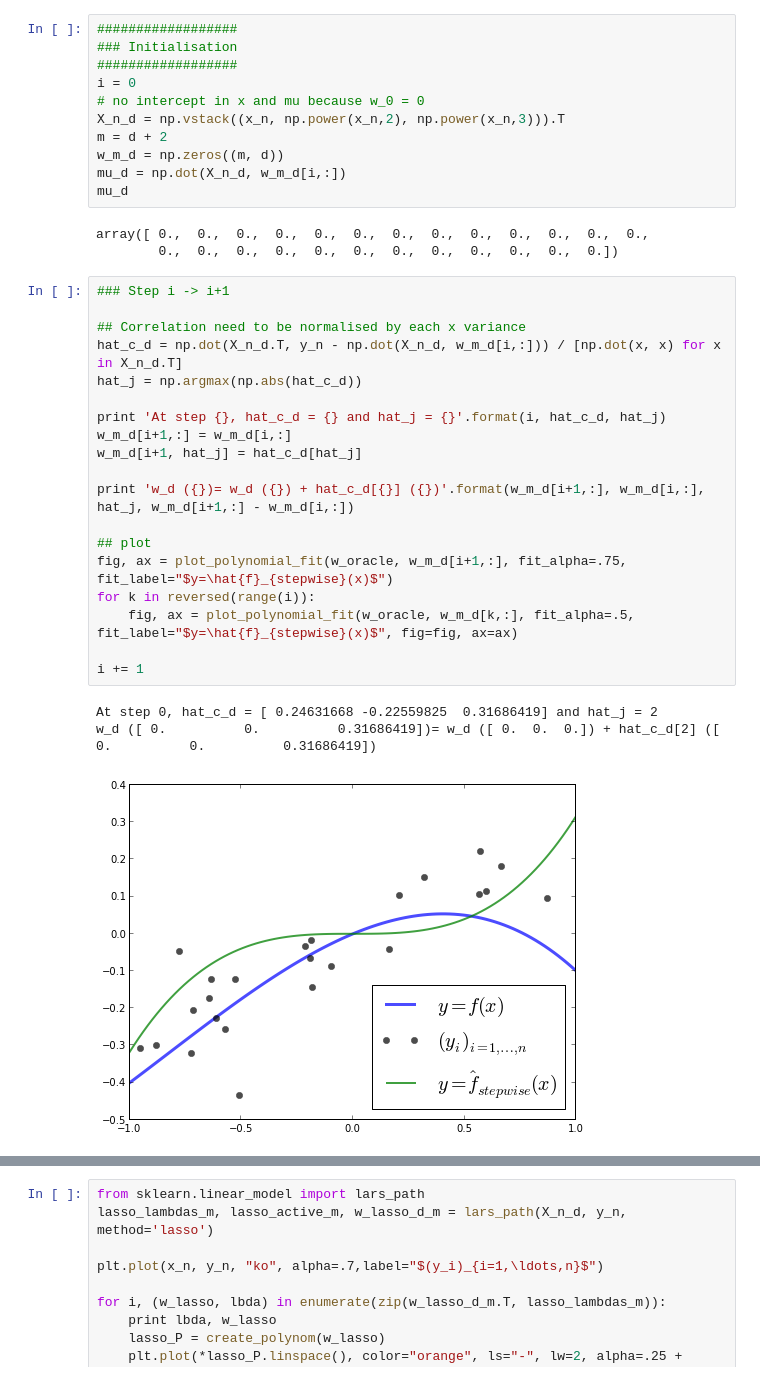
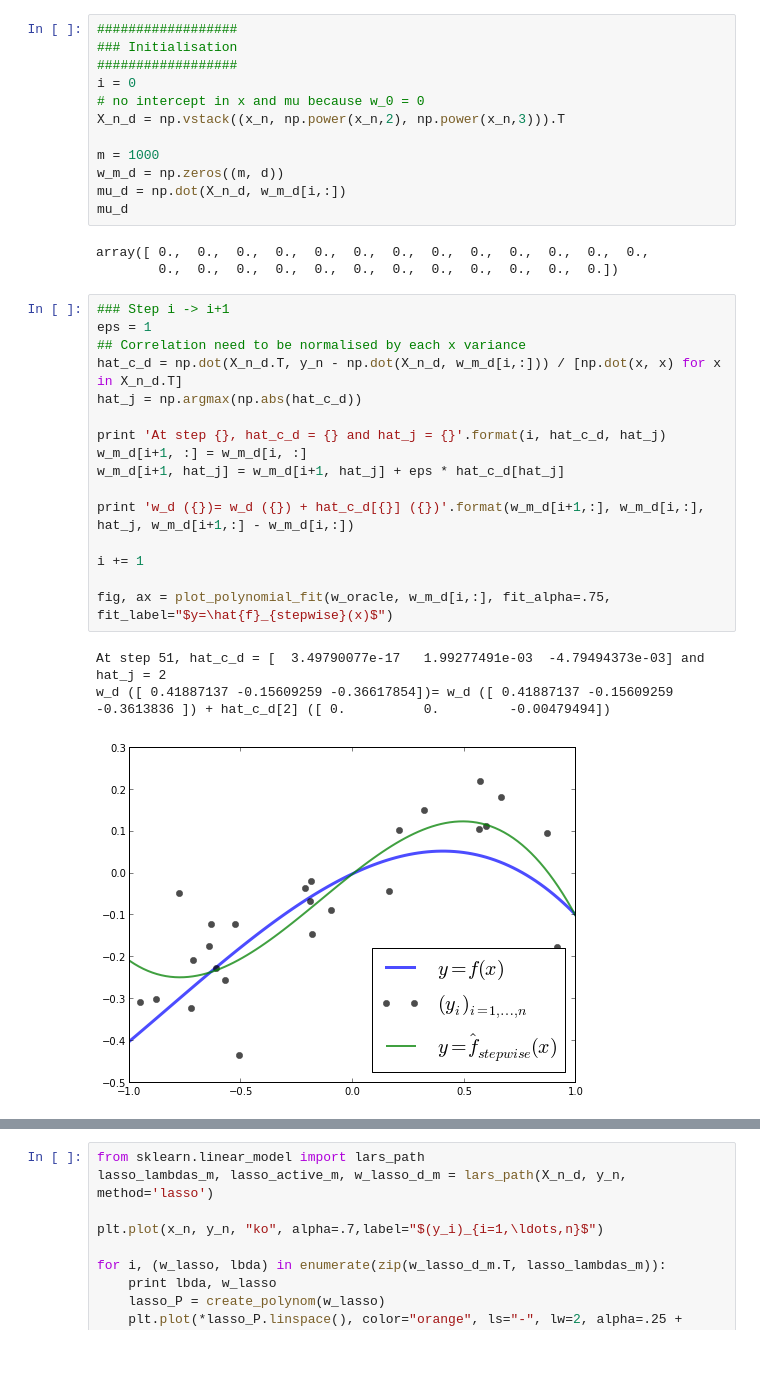
Before and after one commit to pilipolio/20130624_RegressionAndBiasVarianceTalk, a Jupyter notebook: LinearRegression.ipynb, the cells around one changed output, grey strips where cells are left out. Saved outputs shown, nothing was run; the diff lists cells and outputs as text; blank space fills up the shorter version.

Commit message:
Corrected bug in the stepwise algorithm. Introduce infinitesimal stagewise.

```diff
--- a/LinearRegression.ipynb
+++ b/LinearRegression.ipynb
@@ -106,7 +111,8 @@ where
 i = 0
 # no intercept in x and mu because w_0 = 0
 X_n_d = np.vstack((x_n, np.power(x_n,2), np.power(x_n,3))).T
-m = d + 2
+
+m = 1000
 w_m_d = np.zeros((m, d))
 mu_d = np.dot(X_n_d, w_m_d[i,:])
 mu_d
@@ -115,27 +121,24 @@ array([ 0.,  0.,  0.,  0.,  0.,  0.,  0.,  0.,  0.,  0.,  0.,  0.,  0.,
         0.,  0.,  0.,  0.,  0.,  0.,  0.,  0.,  0.,  0.,  0.,  0.])
 # %%
 ### Step i -> i+1
-
+eps = 1
 ## Correlation need to be normalised by each x variance
 hat_c_d = np.dot(X_n_d.T, y_n - np.dot(X_n_d, w_m_d[i,:])) / [np.dot(x, x) for x in X_n_d.T]
 hat_j = np.argmax(np.abs(hat_c_d))
 
 print 'At step {}, hat_c_d = {} and hat_j = {}'.format(i, hat_c_d, hat_j)
-w_m_d[i+1,:] = w_m_d[i,:]
-w_m_d[i+1, hat_j] = hat_c_d[hat_j]
+w_m_d[i+1, :] = w_m_d[i, :]
+w_m_d[i+1, hat_j] = w_m_d[i+1, hat_j] + eps * hat_c_d[hat_j]
 
 print 'w_d ({})= w_d ({}) + hat_c_d[{}] ({})'.format(w_m_d[i+1,:], w_m_d[i,:], hat_j, w_m_d[i+1,:] - w_m_d[i,:])
 
-## plot
-fig, ax = plot_polynomial_fit(w_oracle, w_m_d[i+1,:], fit_alpha=.75, fit_label="$y=\hat{f}_{stepwise}(x)$")
-for k in reversed(range(i)):
-    fig, ax = plot_polynomial_fit(w_oracle, w_m_d[k,:], fit_alpha=.5, fit_label="$y=\hat{f}_{stepwise}(x)$", fig=fig, ax=ax)
+i += 1
 
-i += 1
+fig, ax = plot_polynomial_fit(w_oracle, w_m_d[i,:], fit_alpha=.75, fit_label="$y=\hat{f}_{stepwise}(x)$")
 # %% [output]
-At step 0, hat_c_d = [ 0.24631668 -0.22559825  0.31686419] and hat_j = 2
-w_d ([ 0.          0.          0.31686419])= w_d ([ 0.  0.  0.]) + hat_c_d[2] ([ 0.          0.          0.31686419])
+At step 51, hat_c_d = [  3.49790077e-17   1.99277491e-03  -4.79494373e-03] and hat_j = 2
+w_d ([ 0.41887137 -0.15609259 -0.36617854])= w_d ([ 0.41887137 -0.15609259 -0.3613836 ]) + hat_c_d[2] ([ 0.          0.         -0.00479494])
-[figure, old version]
+[figure, new version]
 # %% [markdown]
 ### LARS algorithm:
 
```
Also changed, not shown: parts of 1 cell of this notebook, 1 other file.
